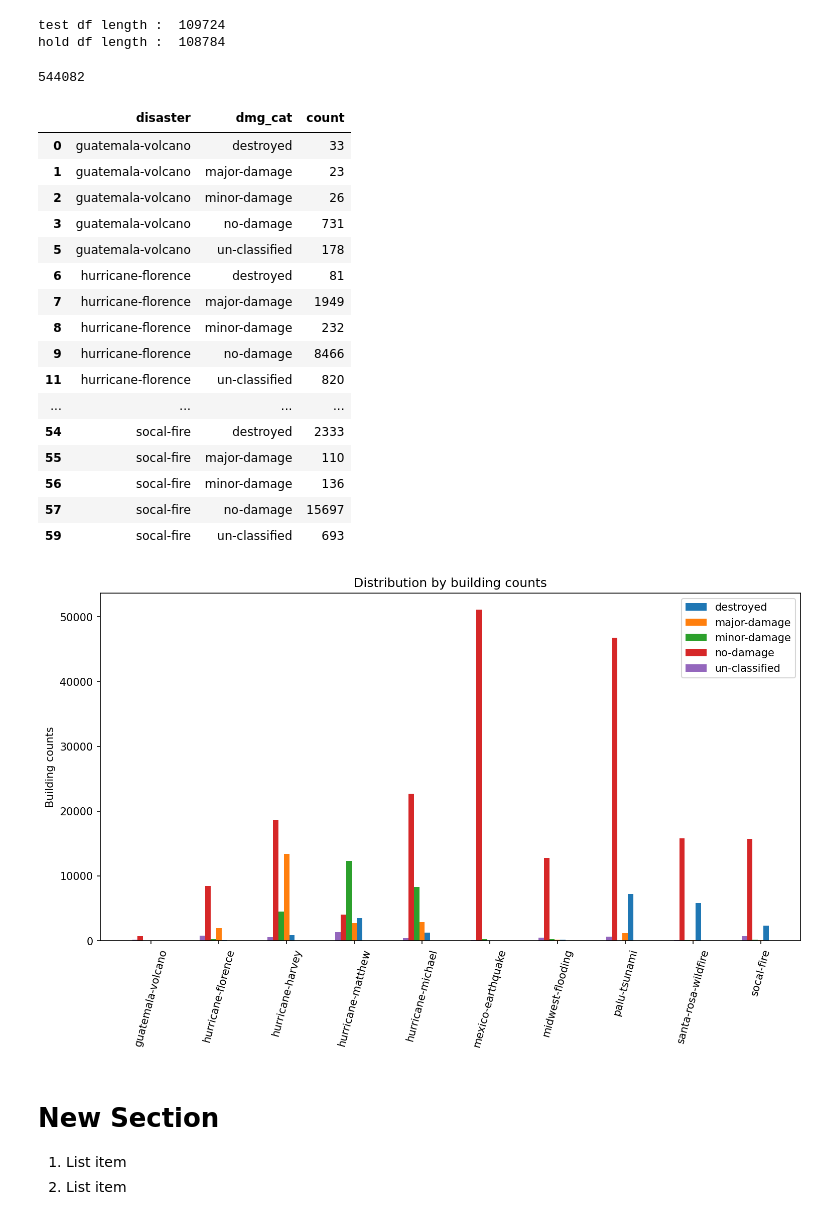
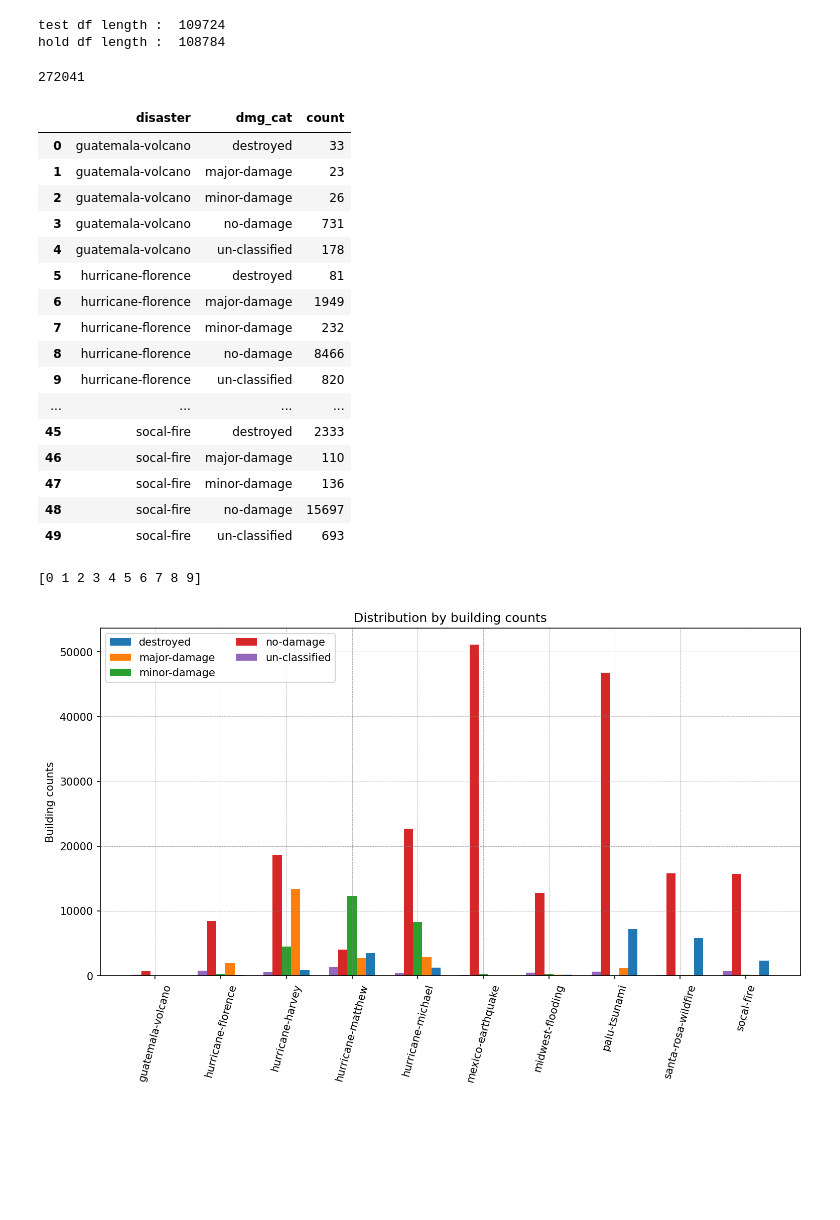
Before and after one commit to mrjakhi/SIADS-capstone-building-damage-detection-TEAM-GOONERS-, a Jupyter notebook: EDA.ipynb, the cells around one changed output. Saved outputs shown, nothing was run; the diff lists cells and outputs as text; code cells hidden in the pictures; blank space fills up the shorter version.

```diff
--- a/EDA.ipynb
+++ b/EDA.ipynb
@@ -171,14 +192,21 @@ test df length :  109724
 hold df length :  108784
 # %%
 # df_all = train_df.merge(test_df, on='uid').merge(hold_df, on='uid')
+# Combining train, test and hold dataframe for overall data distribution analysis
+
 df_all = pd.concat([train_df, test_df, hold_df])
 
-len(df_all)
+# Only considering rows with post disaster
+post_df_all = pre_post_split(df_all)
+
+len(post_df_all[1])
 # %% [output]
-544082
+272041
 # %%
-grouped_multiple = df_all.groupby(['disaster', 'dmg_cat'])['id'].count().reset_index(name="count")
-grouped_multiple = grouped_multiple[grouped_multiple.dmg_cat != "none"]
+grouped_multiple = post_df_all[1].groupby(['disaster', 'dmg_cat'])['id'].count().reset_index(name="count")
+# grouped_multiple = grouped_multiple[grouped_multiple.dmg_cat != "none"]
+# grouped_multiple = grouped_multiple.sort_values('count')
+
 grouped_multiple
 # %% [output]
 |  | disaster | dmg_cat | count |
@@ -186,46 +214,48 @@ grouped_multiple
 | 1 | guatemala-volcano | major-damage | 23 |
 | 2 | guatemala-volcano | minor-damage | 26 |
 | 3 | guatemala-volcano | no-damage | 731 |
-| 5 | guatemala-volcano | un-classified | 178 |
-| 6 | hurricane-florence | destroyed | 81 |
-| 7 | hurricane-florence | major-damage | 1949 |
-| 8 | hurricane-florence | minor-damage | 232 |
-| 9 | hurricane-florence | no-damage | 8466 |
-| 11 | hurricane-florence | un-classified | 820 |
+| 4 | guatemala-volcano | un-classified | 178 |
+| 5 | hurricane-florence | destroyed | 81 |
+| 6 | hurricane-florence | major-damage | 1949 |
+| 7 | hurricane-florence | minor-damage | 232 |
+| 8 | hurricane-florence | no-damage | 8466 |
+| 9 | hurricane-florence | un-classified | 820 |
 | ... | ... | ... | ... |
-| 54 | socal-fire | destroyed | 2333 |
-| 55 | socal-fire | major-damage | 110 |
-| 56 | socal-fire | minor-damage | 136 |
-| 57 | socal-fire | no-damage | 15697 |
-| 59 | socal-fire | un-classified | 693 |
+| 45 | socal-fire | destroyed | 2333 |
+| 46 | socal-fire | major-damage | 110 |
+| 47 | socal-fire | minor-damage | 136 |
+| 48 | socal-fire | no-damage | 15697 |
+| 49 | socal-fire | un-classified | 693 |
 # %%
+%matplotlib inline
+
 disaster_classes = grouped_multiple['disaster'].nunique()
 # print(num_classes)
 disaster_list = grouped_multiple['dmg_cat'].unique()
 
 x = np.arange(disaster_classes)  # the label locations
-width = 0.8/disaster_classes  # the width of the bars
+print(x)
+width = 1.4/disaster_classes  # the width of the bars
 multiplier = 0
 
 fig, ax = plt.subplots(1, 1, figsize=(12, 6), dpi=150)
 
 for disaster in disaster_list:
   unique_list=grouped_multiple['count'].loc[grouped_multiple['dmg_cat'] == disaster].tolist()
   rect = ax.bar(x - (multiplier - 1) * width, unique_list, width, label=disaster)
   multiplier += 1
 
 ax.set_ylabel('Building counts')
 ax.set_title('Distribution by building counts')
-ax.set_xticks(x)
+ax.set_xticks(x-width)
 ax.set_xticklabels(grouped_multiple['disaster'].unique(), rotation=75)
-ax.legend()
+
+ax.legend(loc='upper left', ncols=2)
+
+plt.grid(color = 'grey', linestyle = '--', linewidth = 0.3)
 
 
 plt.show()
 # %% [output]
+[0 1 2 3 4 5 6 7 8 9]
-[figure, old version]
+[figure, new version]
-# %% [markdown]
-# New Section
-
-1.   List item
-2.   List item
```
Also changed, not shown: parts of 15 cells of this notebook.
